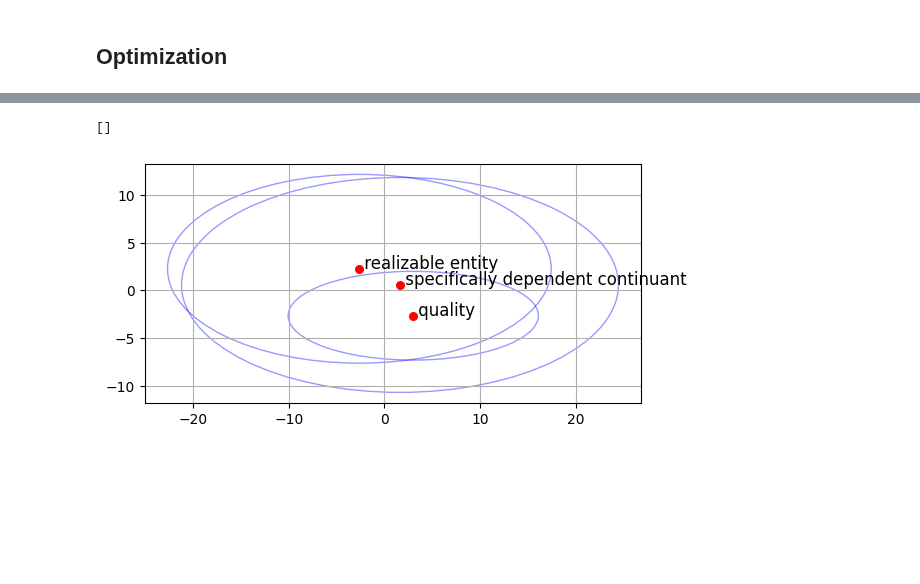
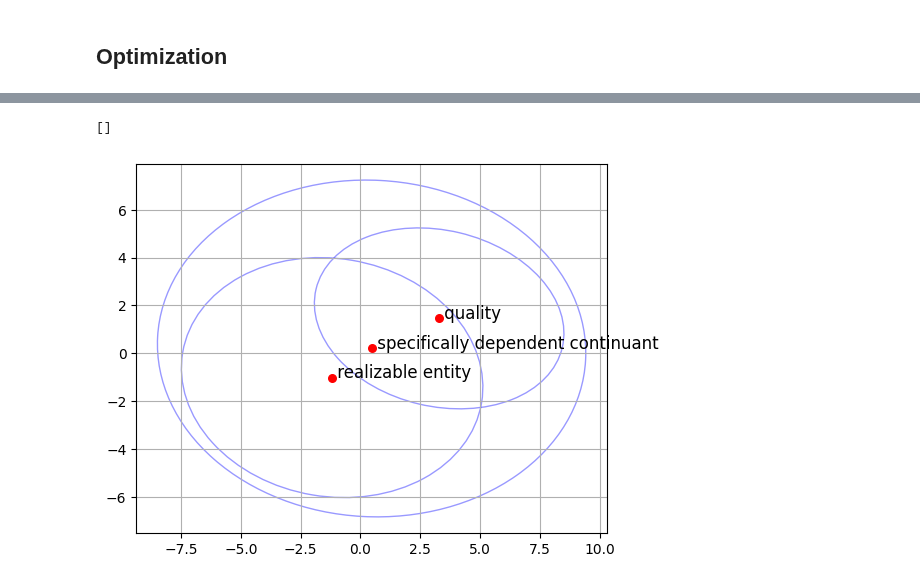
Before and after one commit to SamirKipper/Ontopo, a Jupyter notebook: src/test.ipynb, the cells around one changed output, grey strips where cells are left out. Cells and saved outputs as stored; diff of their text form; code cells hidden in the pictures; blank space fills up the shorter version.

```diff
--- a/src/test.ipynb
+++ b/src/test.ipynb
@@ -134,7 +134,7 @@ plt.plot()
 optimized = optimize_hierarchy_adaptive(ellipsis_dict,
                                         bfo.format_hierarchy(),
                                         disjoint_pairs,
-                                        lr = 3e-1,
+                                        lr = 3e-2,
                                         alpha = 0.8,
                                         target_loss=0.0001)
 # %% [output]
@@ -160,7 +160,7 @@ figs, axs = plt.subplots()
 axs.grid(False)
 for k, v in optimized.items():
     mu_2d = v.mu.detach().cpu().numpy()
-    cov_2d = v.cov().detach().cpu().numpy()
+    cov_2d = v.cov.detach().cpu().numpy()
     plot_region(mu_2d, cov_2d, n_std=2.0, ax=axs)
 plt.plot()
 # %% [output]
@@ -169,13 +169,13 @@ plt.plot()
 # %%
 figs, axs = plt.subplots()
 for k, v in optimized.items():
     class_e = NamedClass(iri = k, store = bfo.store)
     if class_e.iri == "http://purl.obolibrary.org/obo/BFO_0000017" or class_e.iri == "http://purl.obolibrary.org/obo/BFO_0000020" or class_e.iri == "http://purl.obolibrary.org/obo/BFO_0000019":
         mu_2d = v.mu.detach().cpu().numpy()
-        cov_2d = v.cov().detach().cpu().numpy()
+        cov_2d = v.cov.detach().cpu().numpy()
         plot_region(mu_2d, cov_2d, label = str(NamedClass(iri = k, store = bfo.store)), n_std=2.0, ax=axs)
 
 plt.plot()
 # %% [output]
 []
-[figure, old version]
+[figure, new version]
```
Also changed, not shown: parts of 2 cells of this notebook, 1 other file.
